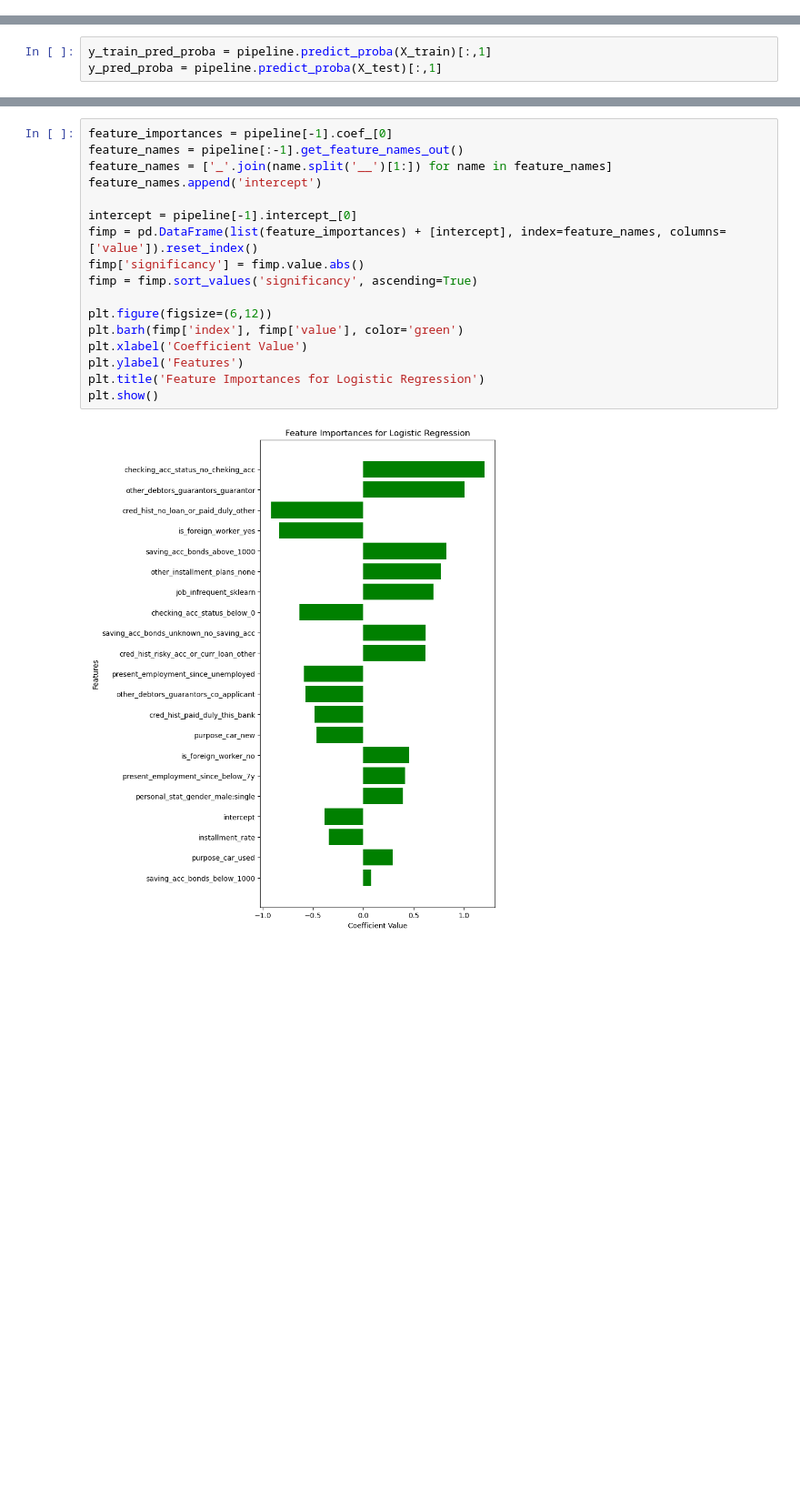
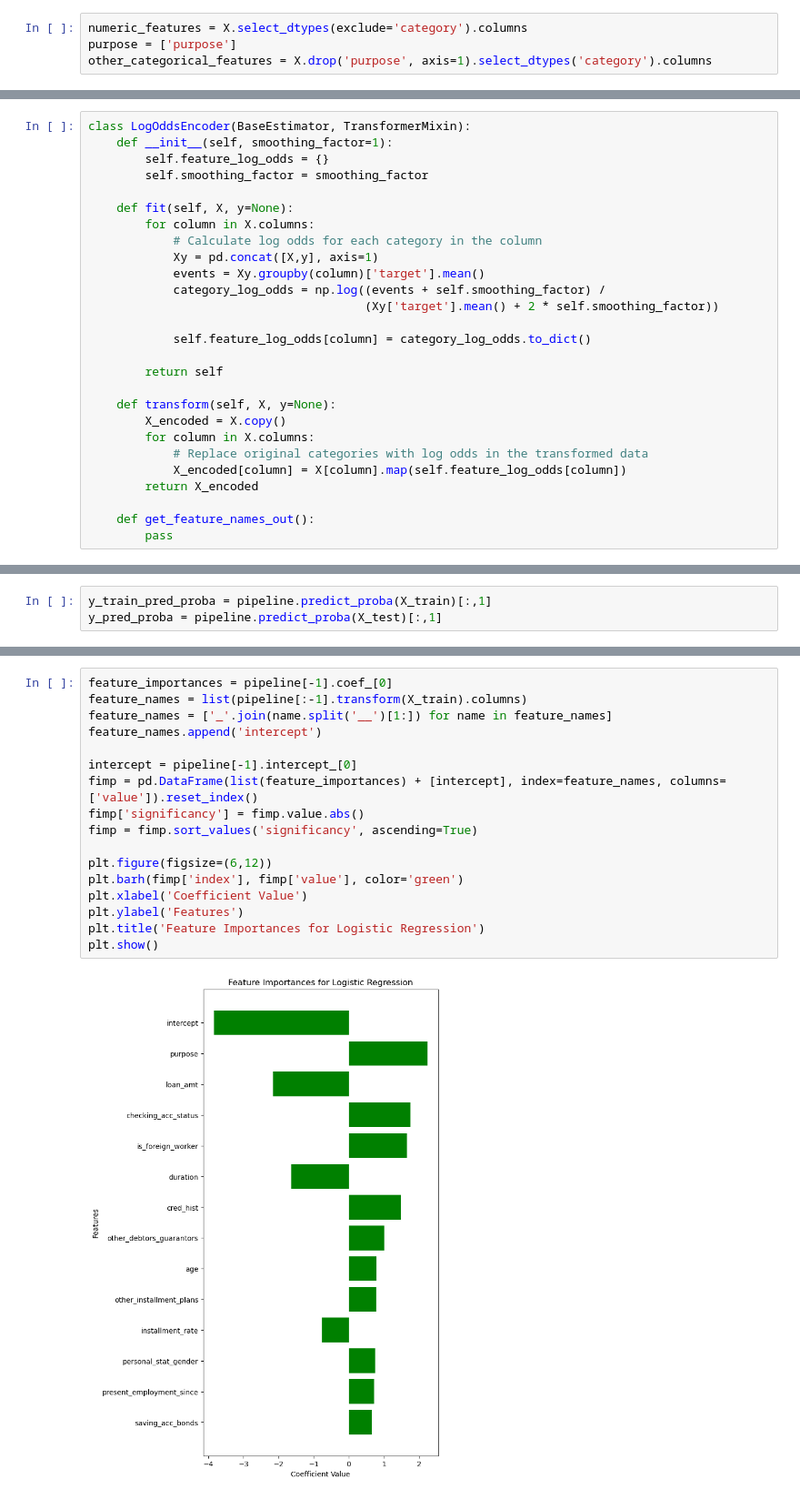
Before and after one commit to elsnkazm/datazone_data_preprocessing, a Jupyter notebook: seminar_v3.ipynb, the cells around one changed output, grey strips where cells are left out. Shown at 91% size. Saved outputs shown, nothing was run; the diff lists cells and outputs as text; blank space fills up the shorter version.

```diff
--- a/seminar_v3.ipynb
+++ b/seminar_v3.ipynb
@@ -211,0 +235,4 @@ plt.show()
+# %%
+numeric_features = X.select_dtypes(exclude='category').columns
+purpose = ['purpose']
+other_categorical_features = X.drop('purpose', axis=1).select_dtypes('category').columns
@@ -212,5 +253,32 @@ plt.show()
 # %% [markdown]
 # Hyperparameter tuning with Optuna
+# %%
+class LogOddsEncoder(BaseEstimator, TransformerMixin):
+    def __init__(self, smoothing_factor=1):
+        self.feature_log_odds = {}
+        self.smoothing_factor = smoothing_factor
+
+    def fit(self, X, y=None):
+        for column in X.columns:
+            # Calculate log odds for each category in the column
+            Xy = pd.concat([X,y], axis=1)
+            events = Xy.groupby(column)['target'].mean()
+            category_log_odds = np.log((events + self.smoothing_factor) /
+                                       (Xy['target'].mean() + 2 * self.smoothing_factor))
+
+            self.feature_log_odds[column] = category_log_odds.to_dict()
+
+        return self
+
+    def transform(self, X, y=None):
+        X_encoded = X.copy()
+        for column in X.columns:
+            # Replace original categories with log odds in the transformed data
+            X_encoded[column] = X[column].map(self.feature_log_odds[column])
+        return X_encoded
+
+    def get_feature_names_out():
+        pass
 # %%
 def objective(trial):
 
@@ -412,19 +544,19 @@ plt.show()
 # %%
 feature_importances = pipeline[-1].coef_[0]
-feature_names = pipeline[:-1].get_feature_names_out()
+feature_names = list(pipeline[:-1].transform(X_train).columns)
 feature_names = ['_'.join(name.split('__')[1:]) for name in feature_names]
 feature_names.append('intercept')
 
 intercept = pipeline[-1].intercept_[0]
 fimp = pd.DataFrame(list(feature_importances) + [intercept], index=feature_names, columns=['value']).reset_index()
 fimp['significancy'] = fimp.value.abs()
 fimp = fimp.sort_values('significancy', ascending=True)
 
 plt.figure(figsize=(6,12))
 plt.barh(fimp['index'], fimp['value'], color='green')
 plt.xlabel('Coefficient Value')
 plt.ylabel('Features')
 plt.title('Feature Importances for Logistic Regression')
 plt.show()
 # %% [output]
-[figure, old version]
+[figure, new version]
```
Also changed, not shown: parts of 27 cells of this notebook.
